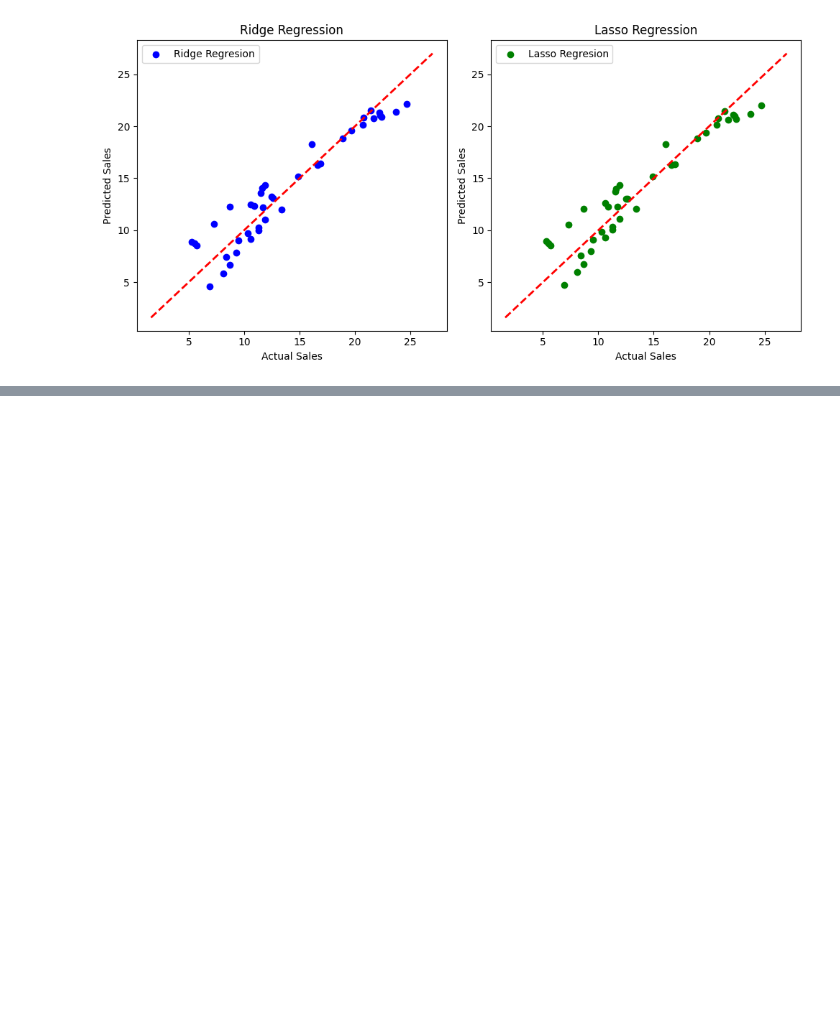
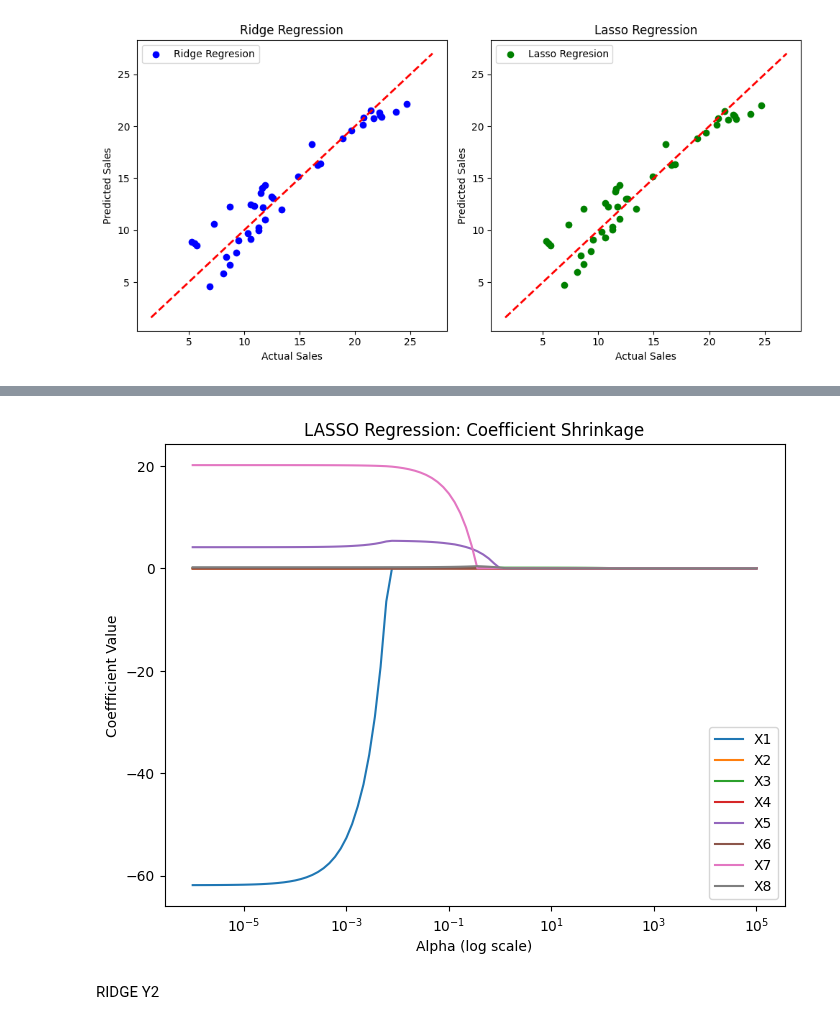
Before and after one commit to anmolS-1104/SML, a Jupyter notebook: SML /Exp 4.ipynb, the cells around one changed output, grey strips where cells are left out. Cells and saved outputs as stored; diff of their text form; code cells hidden in the pictures; blank space fills up the shorter version.

```diff
--- a/SML /Exp 4.ipynb
+++ b/SML /Exp 4.ipynb
@@ -190,0 +327,14 @@ plt.show()
+# %%
+#Different alpha values to observe behavior
+alpha_values = [0.01,0.1,1,10,100]
+print("LASSO REGRESSION COEFFICIENT ")
+for alpha_value in alpha_values:
+    lasso_model = Lasso(alpha=alpha_value)
+
+    #Train the model
+    lasso_model.fit(X1_train,Y1_train)
+
+    #Print coefficients
+    print(f"Alpha = {alpha_value}")
+    print(pd.Series(lasso_model.coef_,index=X1.columns))
+    print("-"*40)
@@ -190,0 +359,22 @@ plt.show()
+# %%
+#generate values on scale
+alphas = np.logspace(-6,5,100)
+#Store coefficients
+coefficients_path = []
+
+for alpha_value in alphas:
+    lasso = Lasso(alpha=alpha_value)
+    lasso.fit(X1_train,Y1_train)
+    coefficients_path.append(lasso.coef_)
+
+coefficients_path = np.array(coefficients_path)
+plt.figure(figsize=(8,6))
+plt.plot(alphas,coefficients_path)
+plt.xscale("log")
+plt.xlabel("Alpha (log scale)")
+plt.ylabel("Coeffficient Value")
+plt.title("LASSO Regression: Coefficient Shrinkage")
+plt.legend(X1.columns)
+plt.show()
+# %% [output]
+[figure, added]
@@ -190,0 +386,2 @@ plt.show()
+# %% [markdown]
+RIDGE Y2
```
Also changed, not shown: parts of 26 cells of this notebook, 1 other file.
